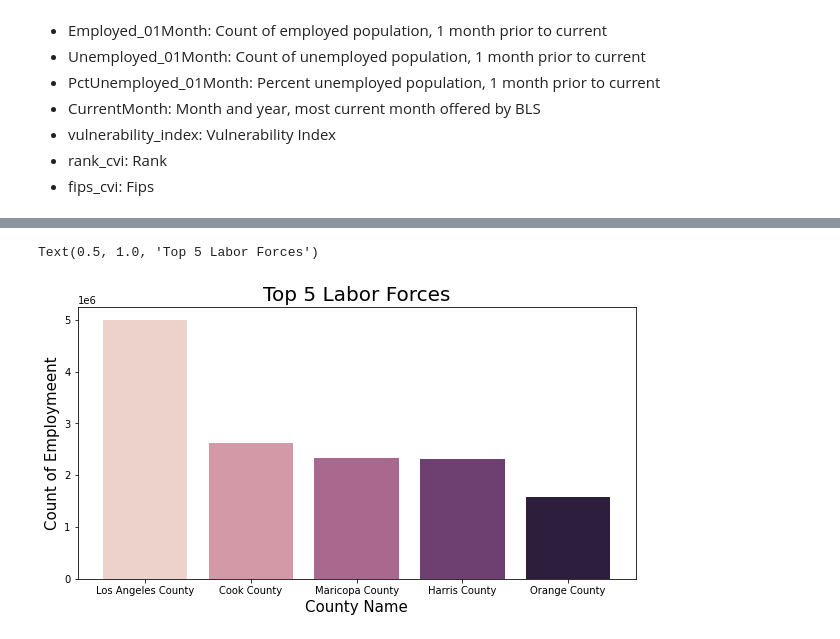
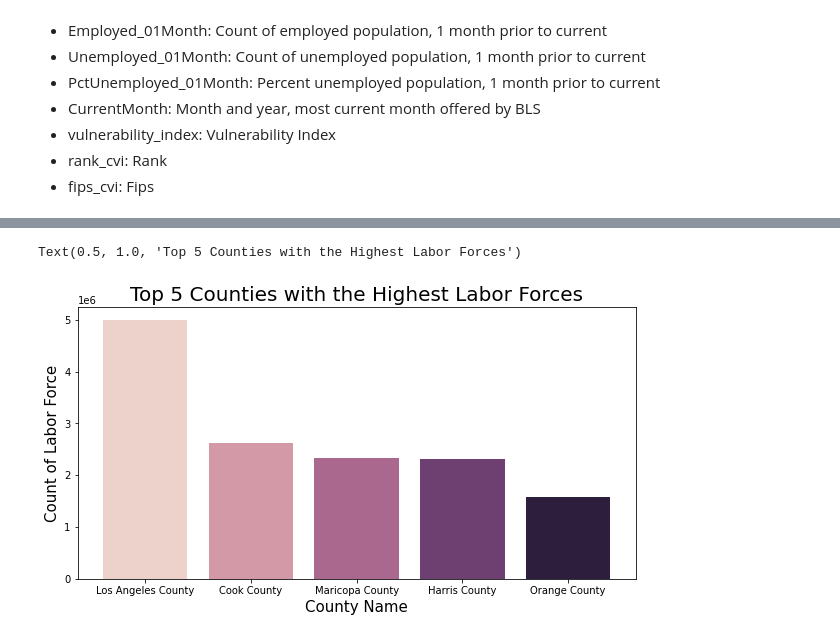
Before and after one commit to Dennieeeee/COVID19-Pandemic, a Jupyter notebook: COVID19_EDA.ipynb, the cells around one changed output, grey strips where cells are left out. Cells and saved outputs as stored; diff of their text form; code cells hidden in the pictures.

```diff
--- a/COVID19_EDA.ipynb
+++ b/COVID19_EDA.ipynb
@@ -80,7 +80,7 @@ df.head(2)
 # %%
 # Top 5 counties with the highest labor force
 index_top5 = list(df['LaborForce_01Month'].sort_values(ascending=False).index[:5])
-laborForce_top5 = df1.loc[index_top5]
+laborForce_top5 = df.loc[index_top5]
 # %%
 laborForce_top5
 # %% [output]
@@ -97,13 +97,13 @@ t=list(laborForce_top5.NAME.values)
 # %%
 plt.figure(figsize=(10,5))
 b_col = sns.cubehelix_palette(5,reverse=False) #reverse by default is False
 plt.bar(x,y,color=b_col)
 plt.xticks(x,t)
 plt.xlabel('County Name',size=15)
-plt.ylabel('Count of Employmeent',size=15)
-plt.title('Top 5 Labor Forces',size=20)
+plt.ylabel('Count of Labor Force',size=15)
+plt.title('Top 5 Counties with the Highest Labor Forces',size=20)
 # %% [output]
-Text(0.5, 1.0, 'Top 5 Labor Forces')
+Text(0.5, 1.0, 'Top 5 Counties with the Highest Labor Forces')
-[figure, old version]
+[figure, new version]
 # %%
 #sorted by the unemployment in the county, decending order
```
Also changed, not shown: parts of 20 cells of this notebook.
